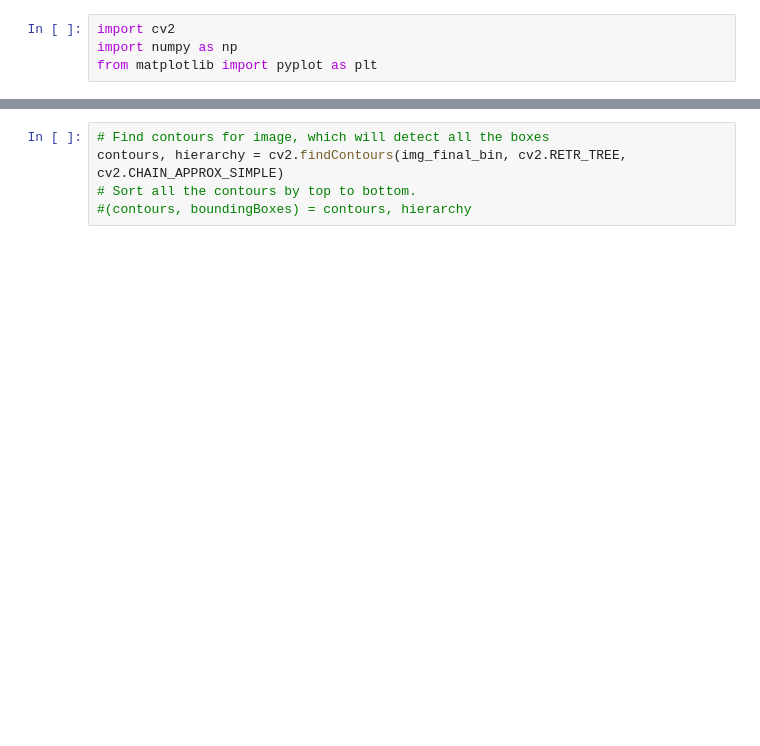
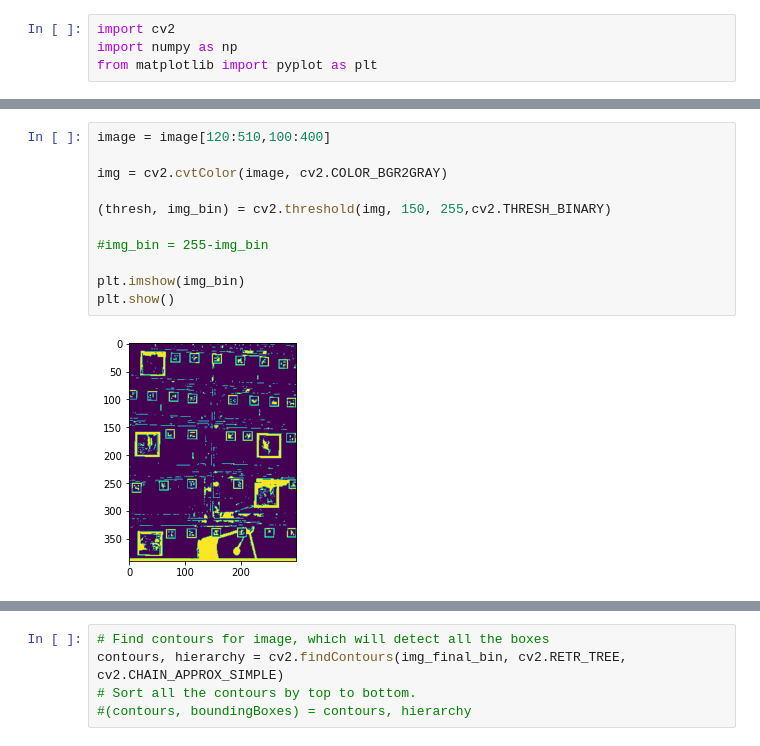
Before and after one commit to Concave-Streak/E-YRC_robotics_GG_3351, a Jupyter notebook: Task_4A/Box detect/Task 4A code.ipynb, the cells around one changed output, grey strips where cells are left out. Drawn from its saved outputs; the diff is of its cells as text; blank space fills up the shorter version.

```diff
--- a/Task_4A/Box detect/Task 4A code.ipynb
+++ b/Task_4A/Box detect/Task 4A code.ipynb
@@ -25,2 +19,15 @@ plt.show()
+# %%
+image = image[120:510,100:400]
+
+img = cv2.cvtColor(image, cv2.COLOR_BGR2GRAY)
+
+(thresh, img_bin) = cv2.threshold(img, 150, 255,cv2.THRESH_BINARY)
+
+#img_bin = 255-img_bin
+
+plt.imshow(img_bin)
+plt.show()
+# %% [output]
+[figure, added]
 # %%
 # Defining a kernel length
```
Also changed, not shown: parts of 3 cells of this notebook, 13 other files.
